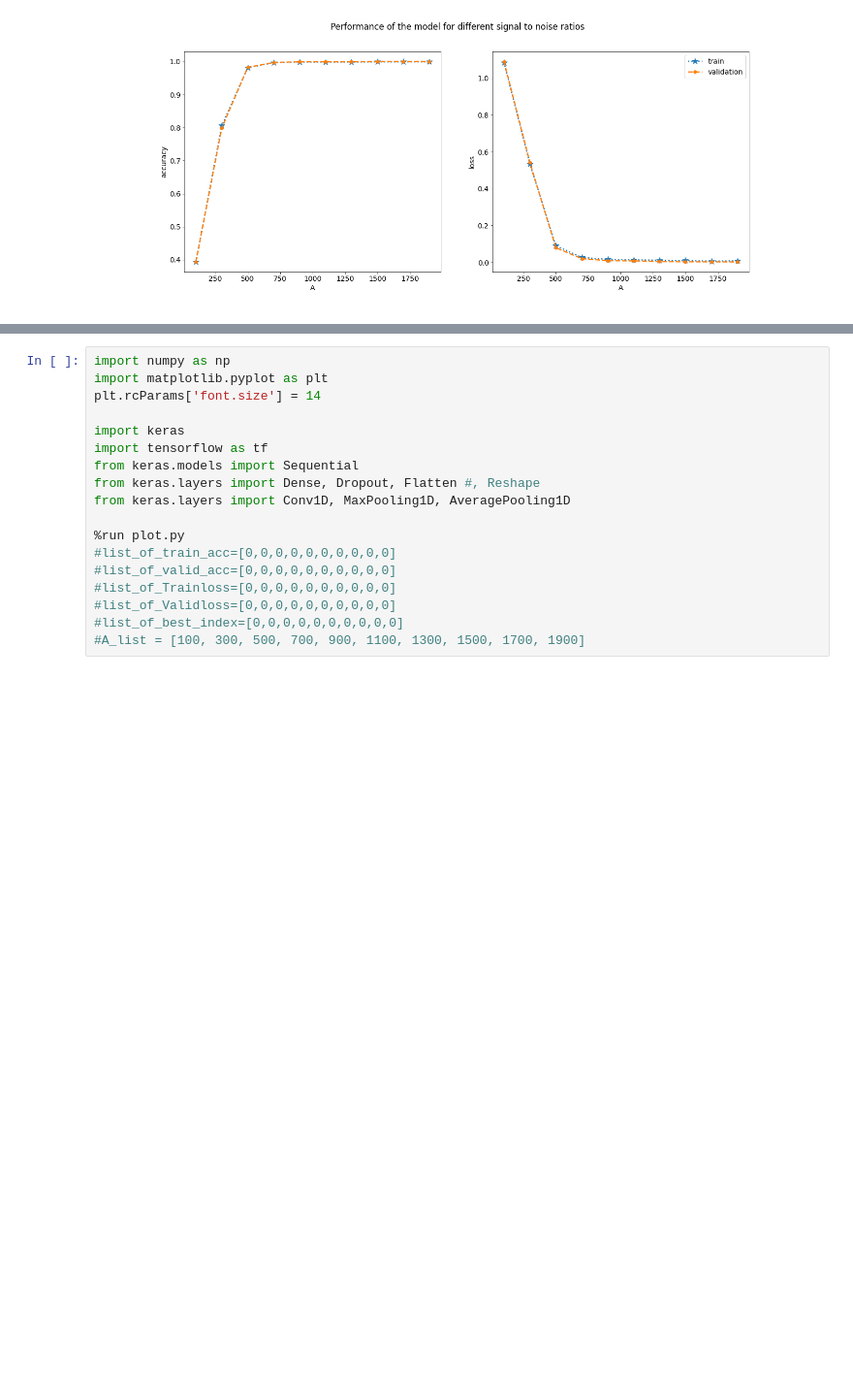
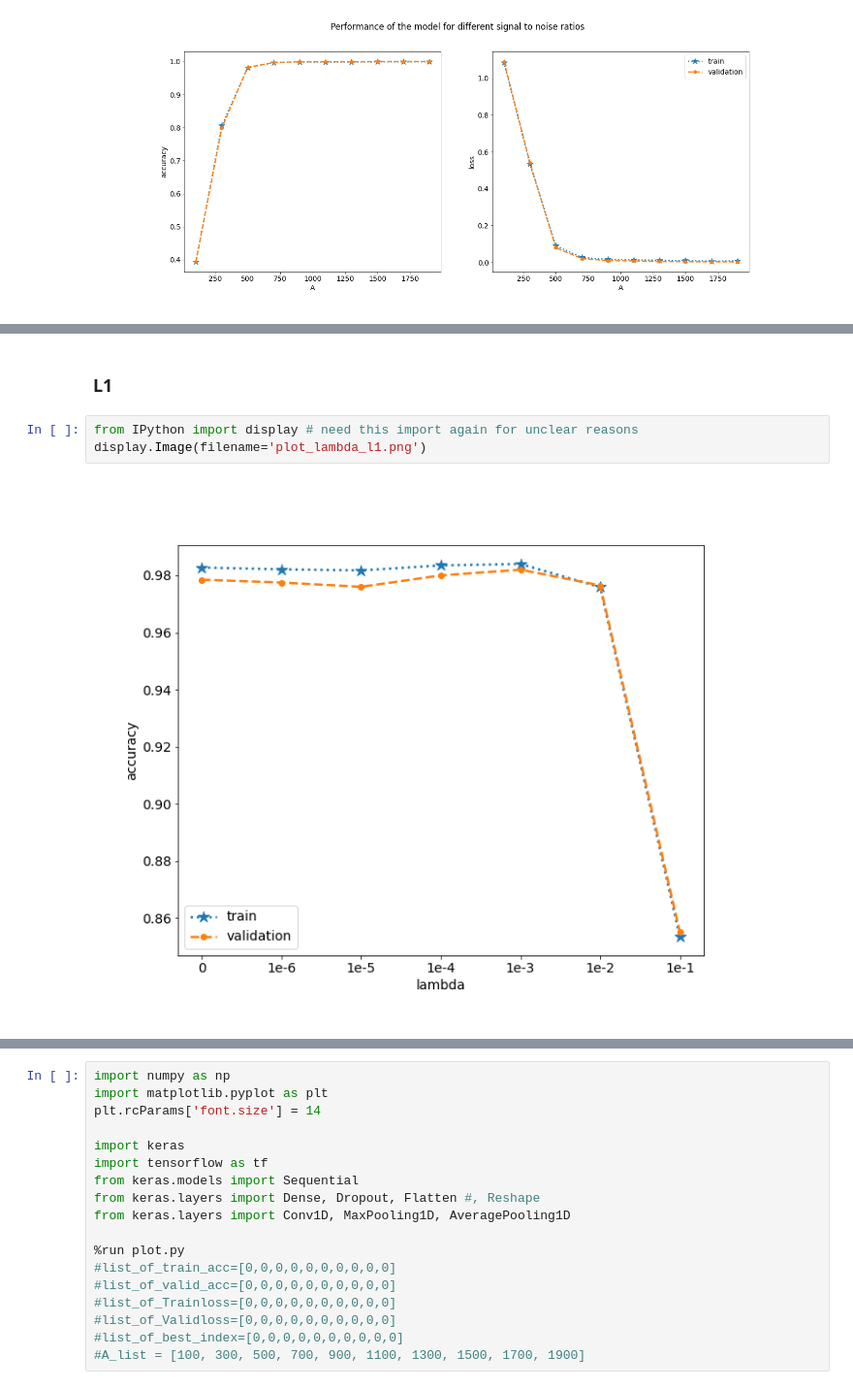
Before and after one commit to AleCapoPhys/Exercise3, a Jupyter notebook: partial_different_signal_to_noise.ipynb, the cells around one changed output, grey strips where cells are left out. Shown at 97% size. Cells and saved outputs as stored; diff of their text form; blank space fills up the shorter version.

```diff
--- a/partial_different_signal_to_noise.ipynb
+++ b/partial_different_signal_to_noise.ipynb
@@ -16,0 +27,7 @@ display.Image(filename='performance_at_last_epoch_different_A.png')
+# %% [markdown]
+### L1
+# %%
+from IPython import display # need this import again for unclear reasons
+display.Image(filename='plot_lambda_l1.png')
+# %% [output]
+[figure, added]
```
Also changed, not shown: parts of 5 cells of this notebook.
